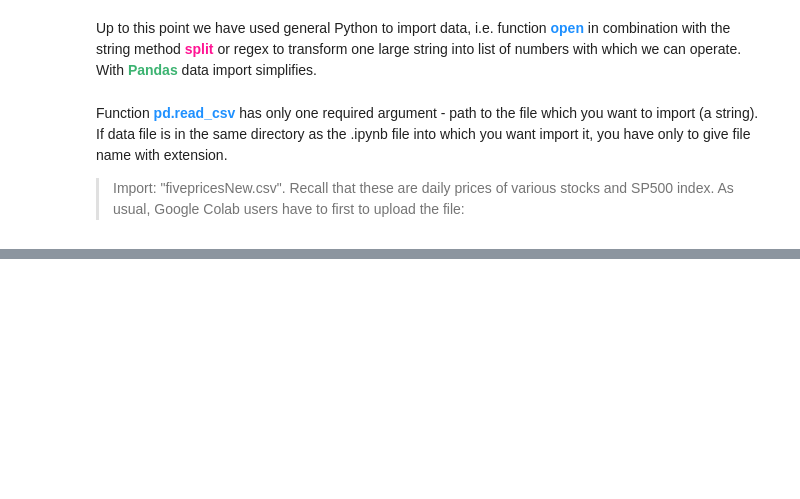
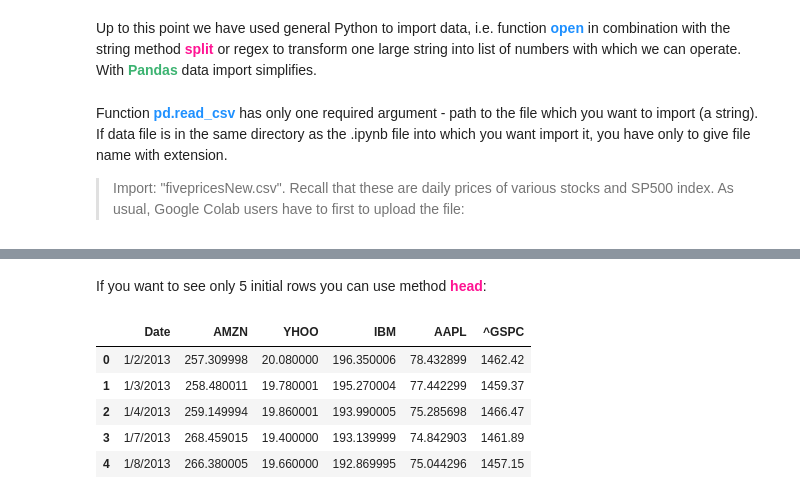
Before and after one commit to raketic-ognjen/Bootcamp_Lesson_8_Introduction-to-Pandas, a Jupyter notebook: bootcamp-lesson-8-introduction-to-pandas.ipynb, the cells around one changed output, grey strips where cells are left out. Drawn from its saved outputs; the diff is of its cells as text; code cells hidden in the pictures; blank space fills up the shorter version.

```diff
--- a/bootcamp-lesson-8-introduction-to-pandas.ipynb
+++ b/bootcamp-lesson-8-introduction-to-pandas.ipynb
@@ -91,0 +120,11 @@ Function <font color='DodgerBlue'><b>pd.read_csv</b></font> has only one require
+# %% [markdown]
+If you want to see only 5 initial rows you can use method <font color='DeepPink'><b>head</b></font>:
+# %%
+df1.head() #by default display just the first 5 rows
+# %% [output]
+|  | Date | AMZN | YHOO | IBM | AAPL | ^GSPC |
+| 0 | 1/2/2013 | 257.309998 | 20.080000 | 196.350006 | 78.432899 | 1462.42 |
+| 1 | 1/3/2013 | 258.480011 | 19.780001 | 195.270004 | 77.442299 | 1459.37 |
+| 2 | 1/4/2013 | 259.149994 | 19.860001 | 193.990005 | 75.285698 | 1466.47 |
+| 3 | 1/7/2013 | 268.459015 | 19.400000 | 193.139999 | 74.842903 | 1461.89 |
+| 4 | 1/8/2013 | 266.380005 | 19.660000 | 192.869995 | 75.044296 | 1457.15 |
```
Also changed, not shown: parts of 18 cells of this notebook.
